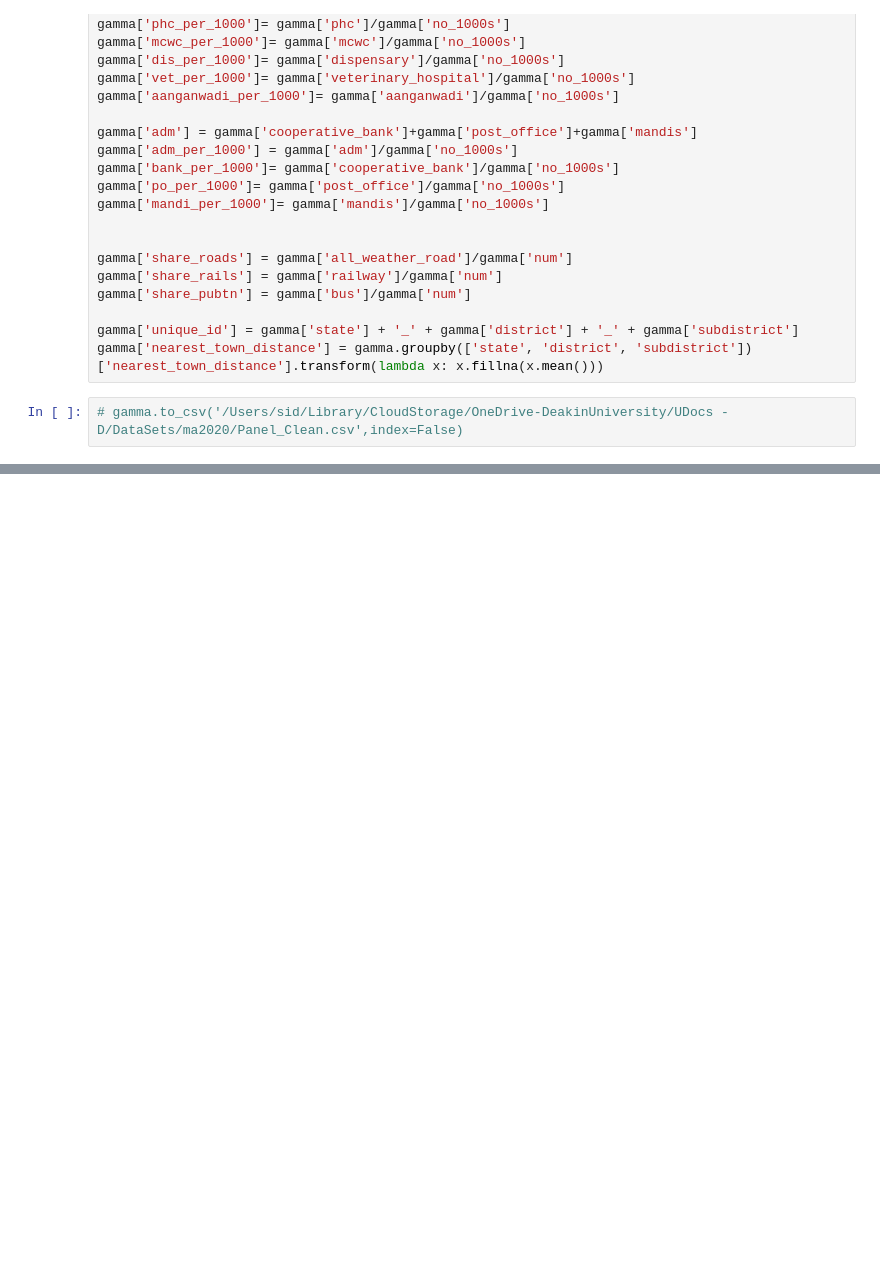
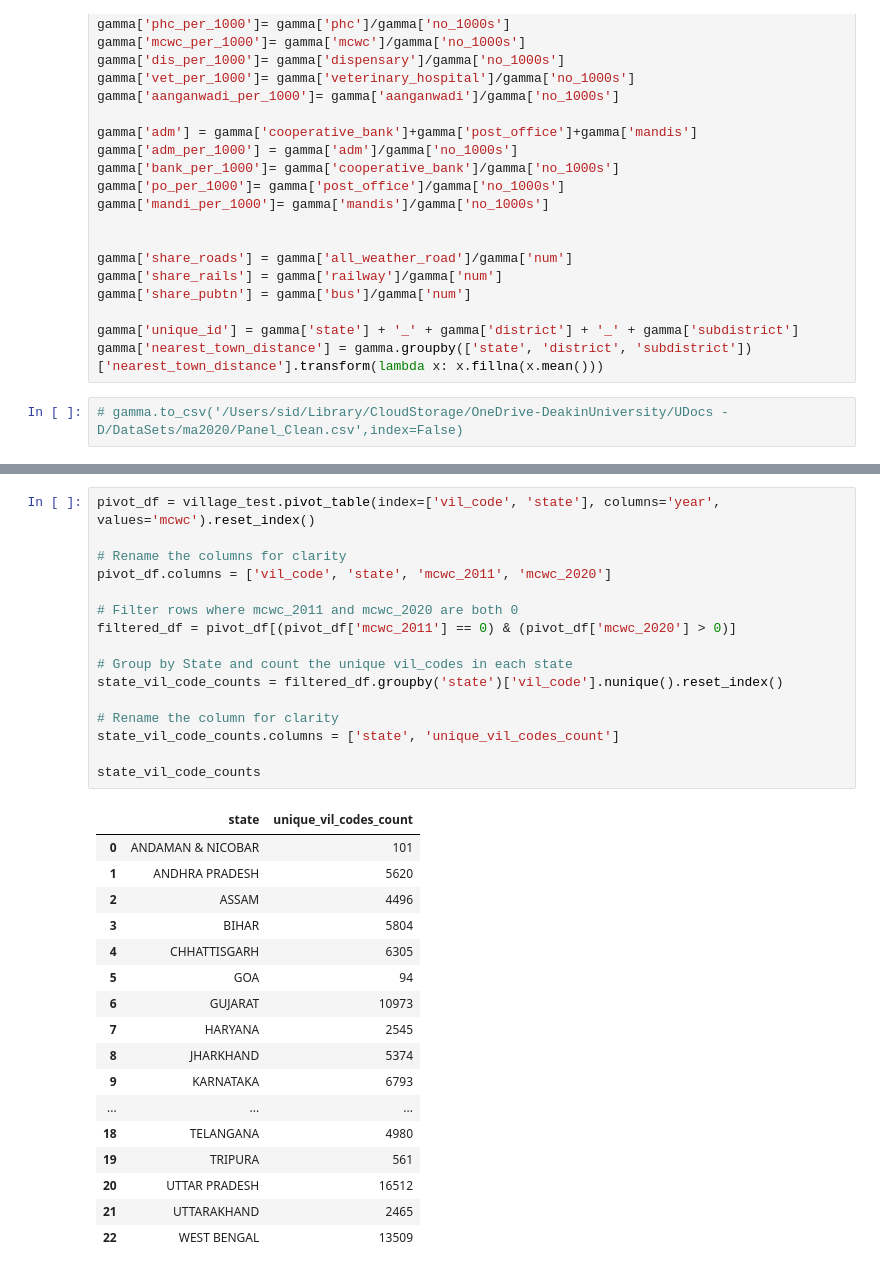
Before and after one commit to SaiSiddhardhaKalla/Master_Thesis, a Jupyter notebook: census2011.ipynb, the cells around one changed output, grey strips where cells are left out. Drawn from its saved outputs; the diff is of its cells as text; blank space fills up the shorter version.

```diff
--- a/census2011.ipynb
+++ b/census2011.ipynb
@@ -1619,0 +1835,34 @@ gamma['nearest_town_distance'] = gamma.groupby(['state', 'district', 'subdistric
+# %%
+pivot_df = village_test.pivot_table(index=['vil_code', 'state'], columns='year', values='mcwc').reset_index()
+
+# Rename the columns for clarity
+pivot_df.columns = ['vil_code', 'state', 'mcwc_2011', 'mcwc_2020']
+
+# Filter rows where mcwc_2011 and mcwc_2020 are both 0
+filtered_df = pivot_df[(pivot_df['mcwc_2011'] == 0) & (pivot_df['mcwc_2020'] > 0)]
+
+# Group by State and count the unique vil_codes in each state
+state_vil_code_counts = filtered_df.groupby('state')['vil_code'].nunique().reset_index()
+
+# Rename the column for clarity
+state_vil_code_counts.columns = ['state', 'unique_vil_codes_count']
+
+state_vil_code_counts
+# %% [output]
+|  | state | unique_vil_codes_count |
+| 0 | ANDAMAN & NICOBAR | 101 |
+| 1 | ANDHRA PRADESH | 5620 |
+| 2 | ASSAM | 4496 |
+| 3 | BIHAR | 5804 |
+| 4 | CHHATTISGARH | 6305 |
+| 5 | GOA | 94 |
+| 6 | GUJARAT | 10973 |
+| 7 | HARYANA | 2545 |
+| 8 | JHARKHAND | 5374 |
+| 9 | KARNATAKA | 6793 |
+| ... | ... | ... |
+| 18 | TELANGANA | 4980 |
+| 19 | TRIPURA | 561 |
+| 20 | UTTAR PRADESH | 16512 |
+| 21 | UTTARAKHAND | 2465 |
+| 22 | WEST BENGAL | 13509 |
```
Also changed, not shown: parts of 21 cells of this notebook, 4 other files.
